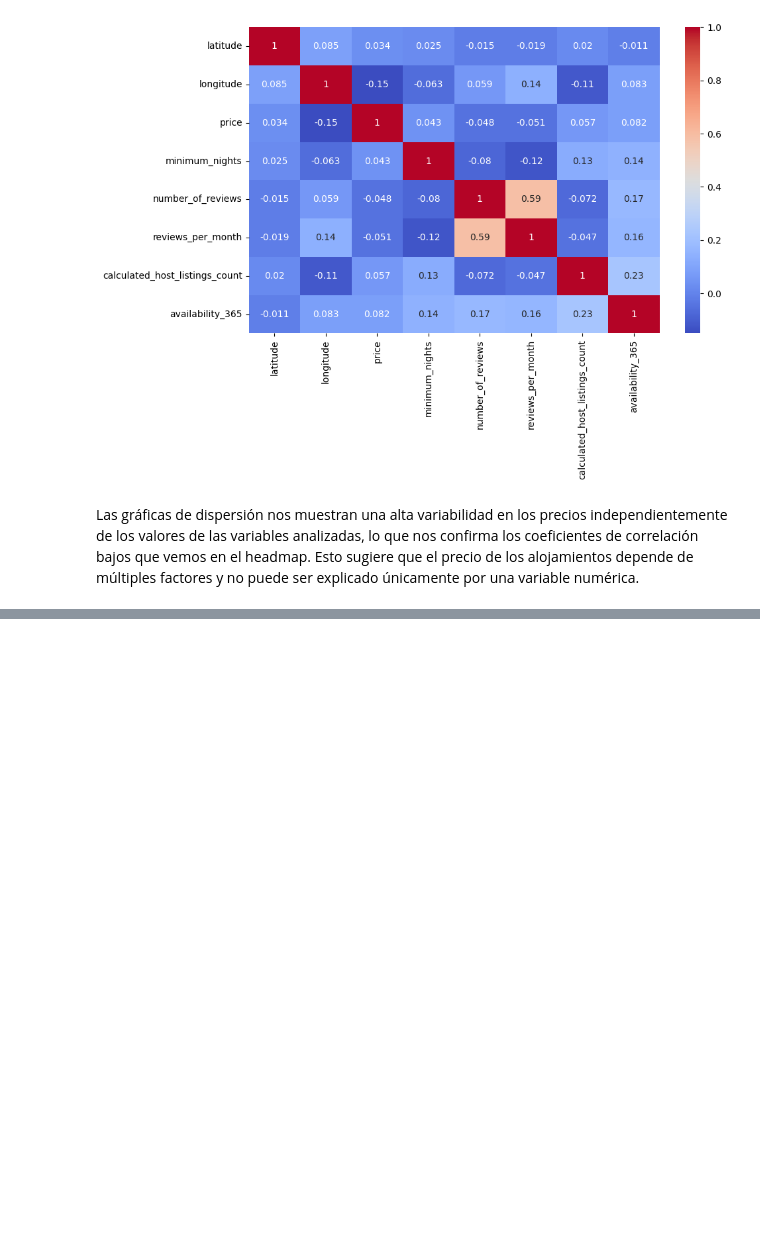
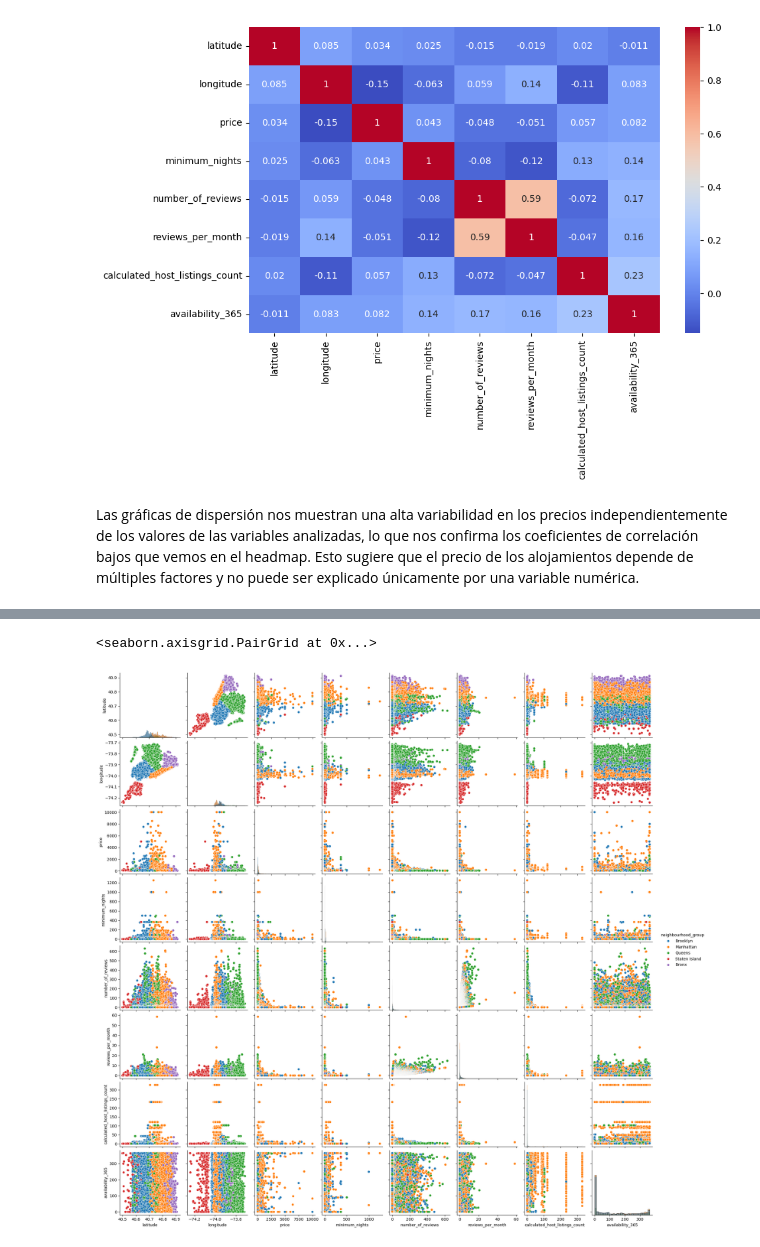
Before and after one commit to natbp/natbp_intro_ML, a Jupyter notebook: src/00-eda-airbnb-ny.ipynb, the cells around one changed output, grey strips where cells are left out. Cells and saved outputs as stored; diff of their text form; code cells hidden in the pictures; blank space fills up the shorter version.

```diff
--- a/src/00-eda-airbnb-ny.ipynb
+++ b/src/00-eda-airbnb-ny.ipynb
@@ -506,0 +525,5 @@ plt.show()
+# %%
+sns.pairplot(data, hue="neighbourhood_group", diag_kind="hist")
+# %% [output]
+<seaborn.axisgrid.PairGrid at 0x...>
+[figure, added]
```
Also changed, not shown: parts of 10 cells of this notebook.
